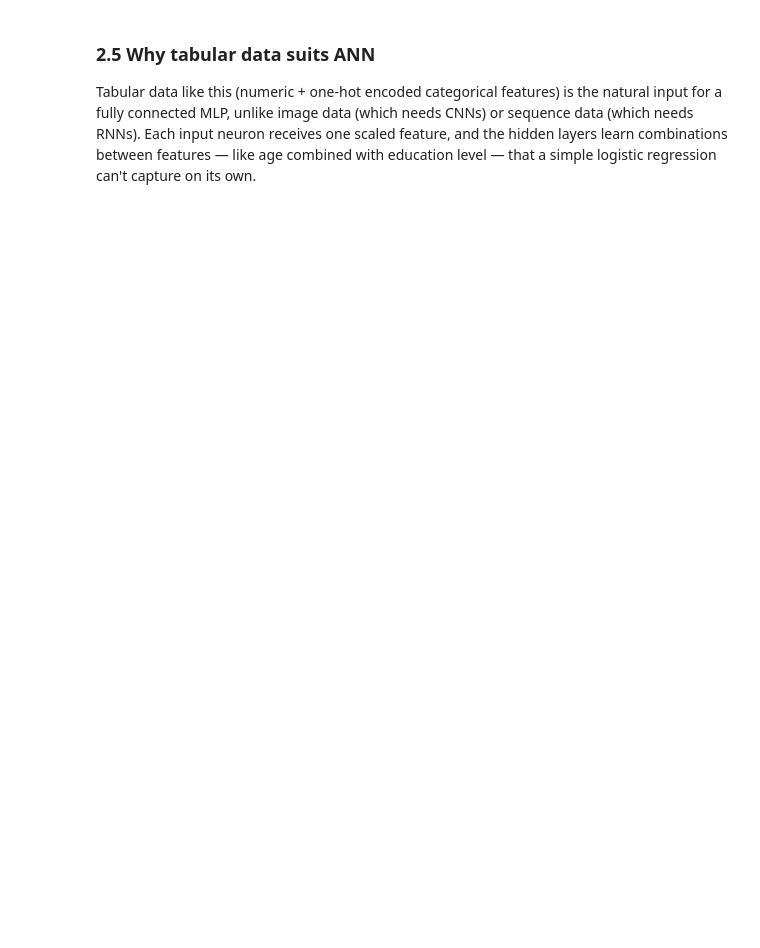
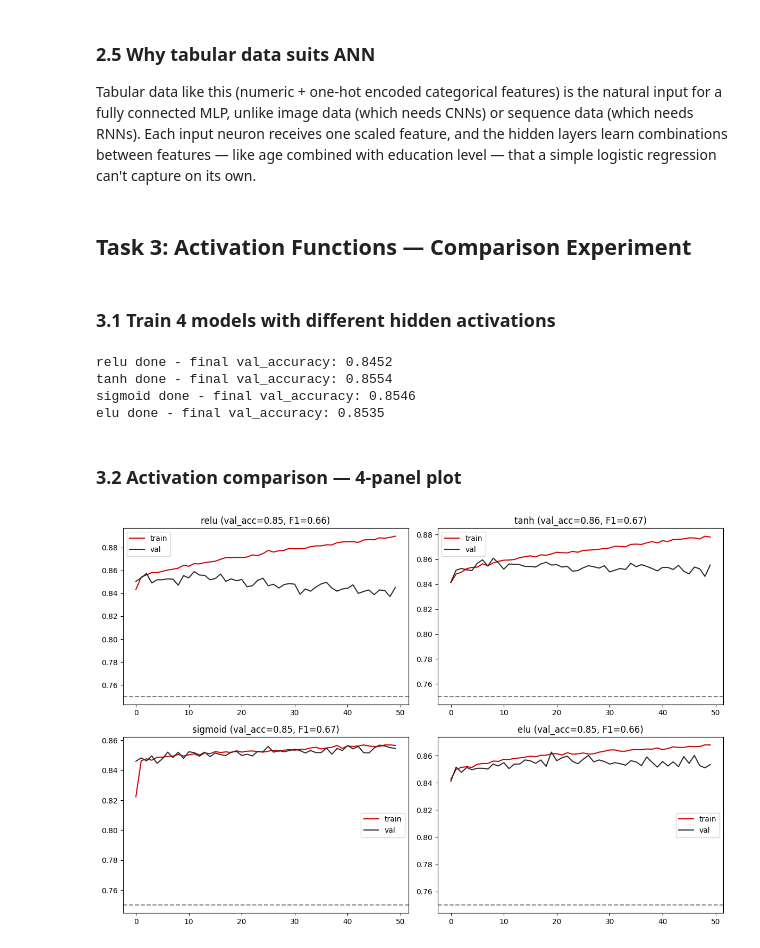
Before and after one commit to Maitrak-2661/Deep-Learning, a Jupyter notebook: PR-2/adult_census_income.ipynb, the cells around one changed output. Saved outputs shown, nothing was run; the diff lists cells and outputs as text; code cells hidden in the pictures; blank space fills up the shorter version.

```diff
--- a/PR-2/adult_census_income.ipynb
+++ b/PR-2/adult_census_income.ipynb
@@ -303,3 +298,49 @@ fully connected MLP, unlike image data (which needs CNNs) or sequence data (whic
 Each input neuron receives one scaled feature, and the hidden layers learn combinations between
 features — like age combined with education level — that a simple logistic regression can't
 capture on its own.
+# %% [markdown]
+## Task 3: Activation Functions — Comparison Experiment
+# %% [markdown]
+### 3.1 Train 4 models with different hidden activations
+# %%
+histories = {}
+models = {}
+
+for act in ['relu', 'tanh', 'sigmoid', 'elu']:
+    m = build_ann(input_dim=X_train.shape[1], activation=act)
+    h = m.fit(X_train, y_train, epochs=50, batch_size=64, validation_split=0.1, verbose=0)
+    histories[act] = h
+    models[act] = m
+    print(act, 'done - final val_accuracy:', round(h.history['val_accuracy'][-1], 4))
+# %% [output]
+relu done - final val_accuracy: 0.8452
+tanh done - final val_accuracy: 0.8554
+sigmoid done - final val_accuracy: 0.8546
+elu done - final val_accuracy: 0.8535
+# %% [markdown]
+### 3.2 Activation comparison — 4-panel plot
+# %%
+from sklearn.metrics import f1_score
+
+fig, axes = plt.subplots(2, 2, figsize=(12, 8))
+axes = axes.flatten()
+
+for i, act in enumerate(['relu', 'tanh', 'sigmoid', 'elu']):
+    h = histories[act]
+    axes[i].plot(h.history['accuracy'], color='#CC0000', label='train')
+    axes[i].plot(h.history['val_accuracy'], color='#2C2C2C', label='val')
+    axes[i].axhline(0.75, linestyle='--', color='gray')
+
+    y_prob = models[act].predict(X_test, verbose=0).flatten()
+    y_pred = (y_prob > 0.5).astype(int)
+    f1 = f1_score(y_test, y_pred)
+    val_acc = h.history['val_accuracy'][-1]
+
+    axes[i].set_title(f'{act} (val_acc={val_acc:.2f}, F1={f1:.2f})')
+    axes[i].legend()
+
+plt.tight_layout()
+plt.savefig("accuracy vs val accuracy of 4 models with same parameters diff. act func.", dpi=300)
+plt.show()
+# %% [output]
+[figure, added]
```
Also changed, not shown: parts of 59 cells of this notebook, 11 other files.
